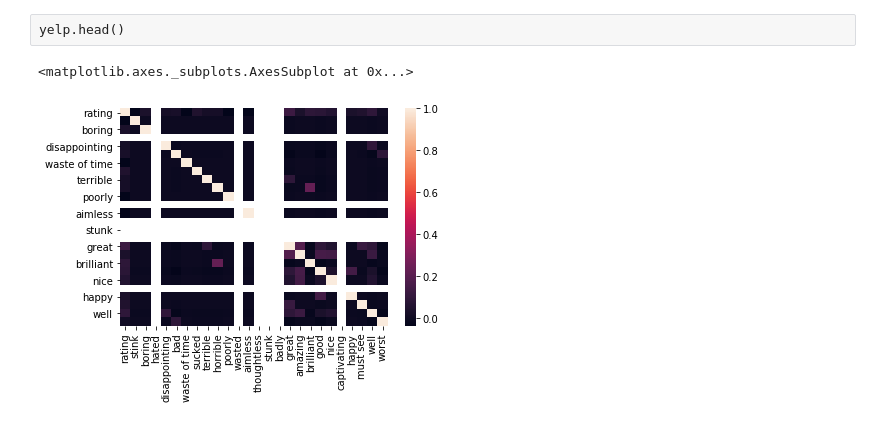
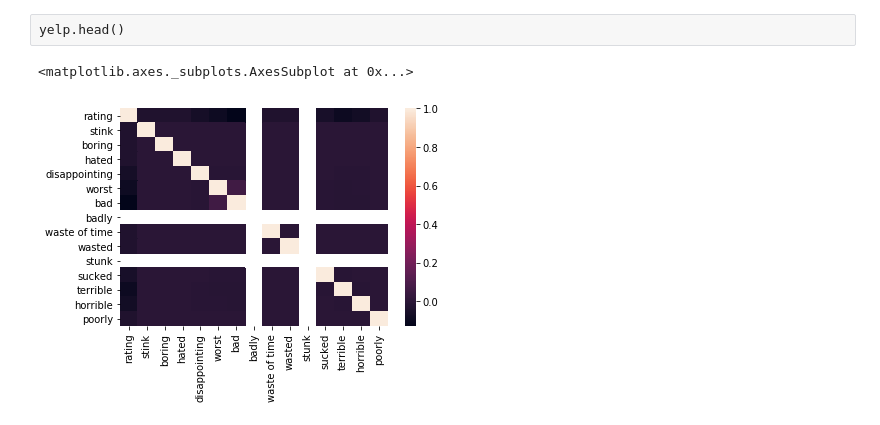
Before and after one commit to ezzanger/model-drill, a Jupyter notebook: Bayes Drill.ipynb, the cells around one changed output. Drawn from its saved outputs; the diff is of its cells as text; code cells hidden in the pictures.

```diff
--- a/Bayes Drill.ipynb
+++ b/Bayes Drill.ipynb
@@ -168,9 +168,9 @@ poskeywords = ['amazing', 'brilliant', 'good', 'nice', 'captivating', 'happy', '
 # %% [raw]
 yelp.head()
 # %%
-sns.heatmap(imdb.corr())
+sns.heatmap(yelp.corr())
 # %% [output]
 <matplotlib.axes._subplots.AxesSubplot at 0x...>
-[figure, old version]
+[figure, new version]
 # %%
 for ng in ngkeywords1:
```
Also changed, not shown: parts of 4 cells of this notebook.
